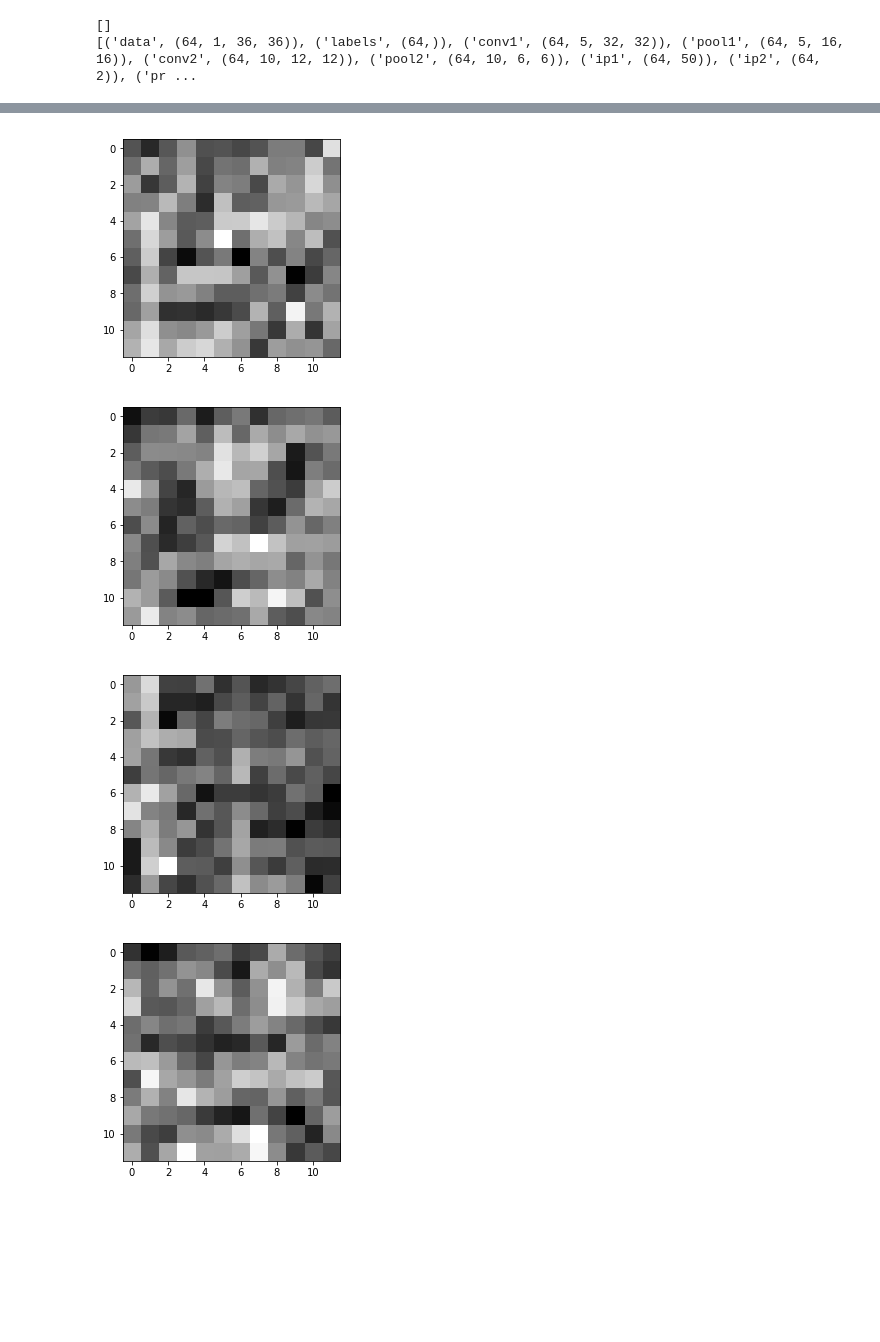
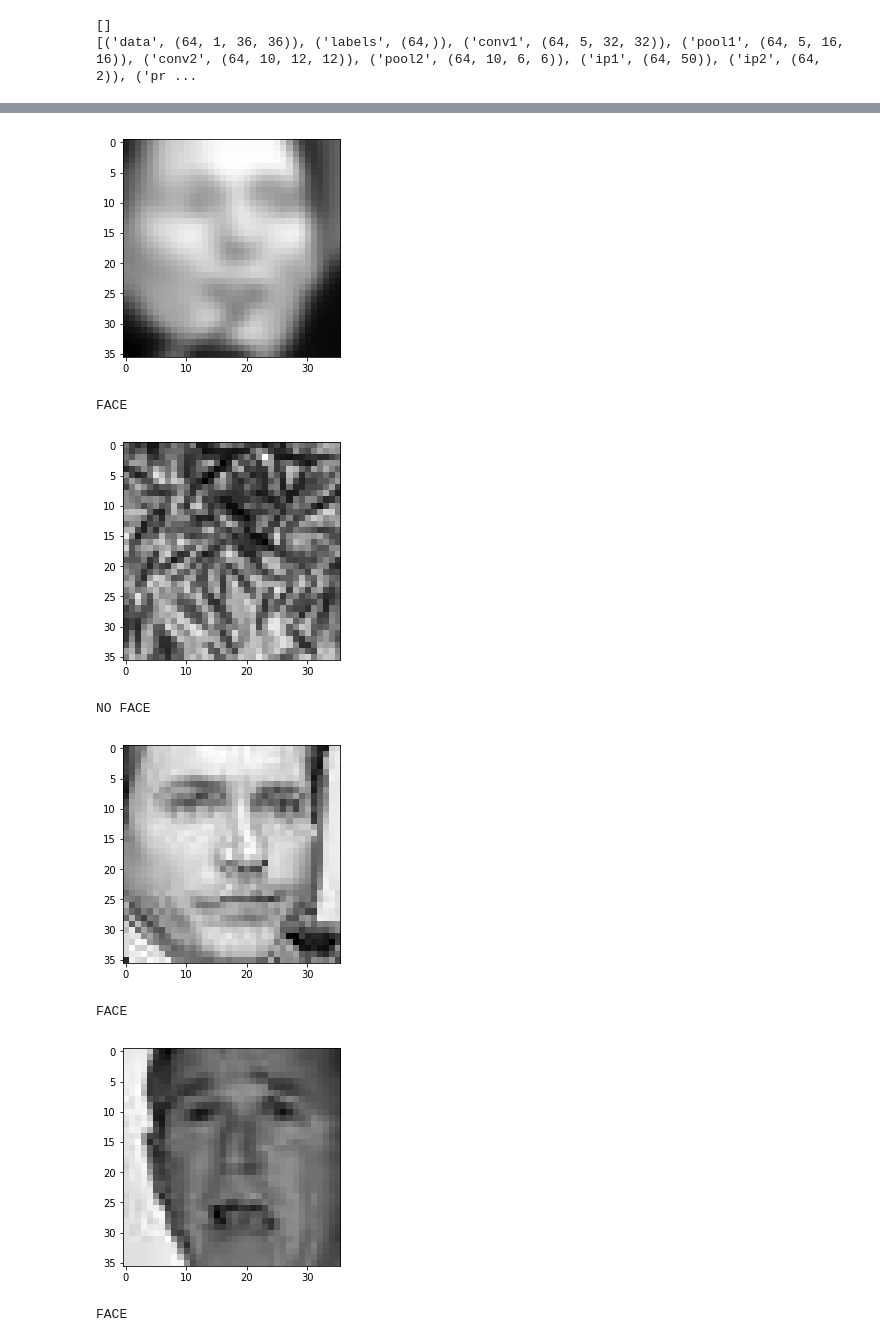
Before and after one commit to neomatamune/deep_5if, a Jupyter notebook: notebooks/Deep_learning.ipynb, the cells around one changed output, grey strips where cells are left out. Drawn from its saved outputs; the diff is of its cells as text; code cells hidden in the pictures; blank space fills up the shorter version.

```diff
--- a/notebooks/Deep_learning.ipynb
+++ b/notebooks/Deep_learning.ipynb
@@ -36,9 +36,14 @@ net.forward()
 # %%
 for i in range(64):
-    plt.imshow(net.blobs['conv2'].data[i,0], cmap='gray')
+    plt.imshow(net.blobs['data'].data[i,0], cmap='gray')
     plt.show()
+    print(["NO FACE","FACE"][int(net.blobs['labels'].data[i])])
 # %% [output]
-[figure, old version]
+[figure, new version]
+FACE
-[figure, old version]
+[figure, new version]
+NO FACE
-[figure, old version]
+[figure, new version]
+FACE
-[figure, old version]
+[figure, new version]
+FACE
```
Also changed, not shown: parts of 6 cells of this notebook, 4 other files.
